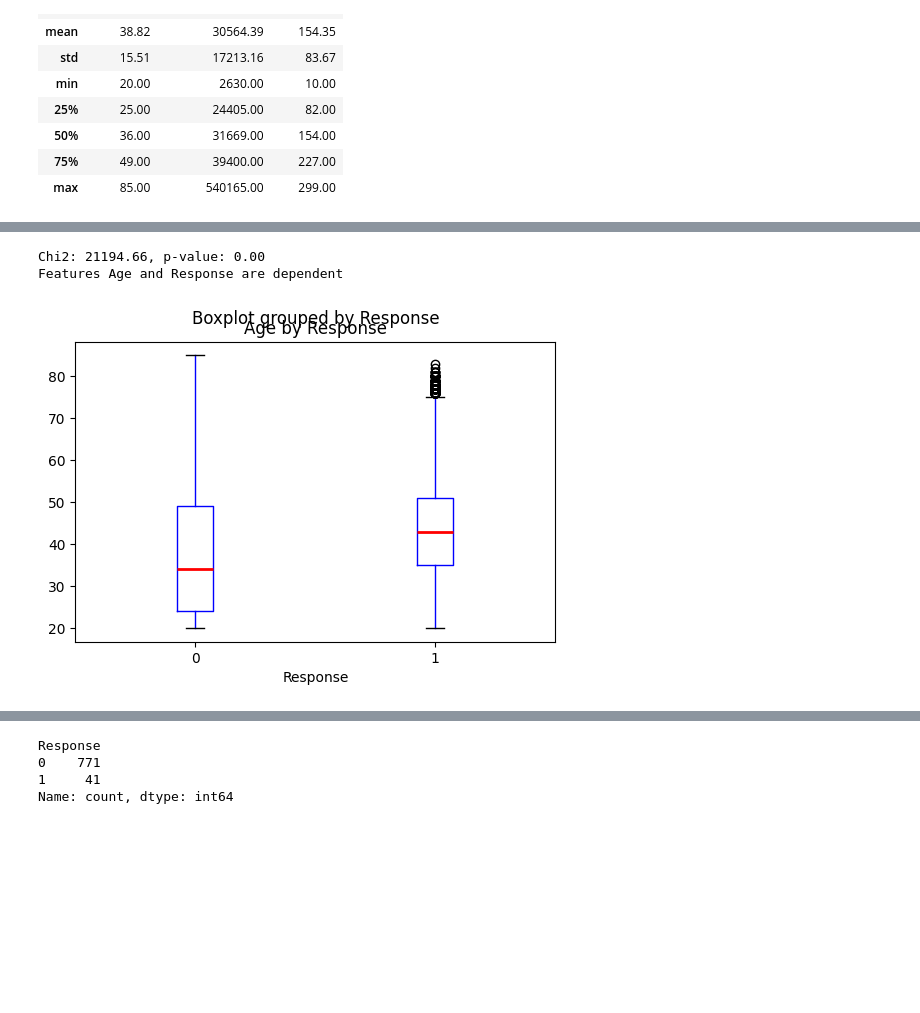
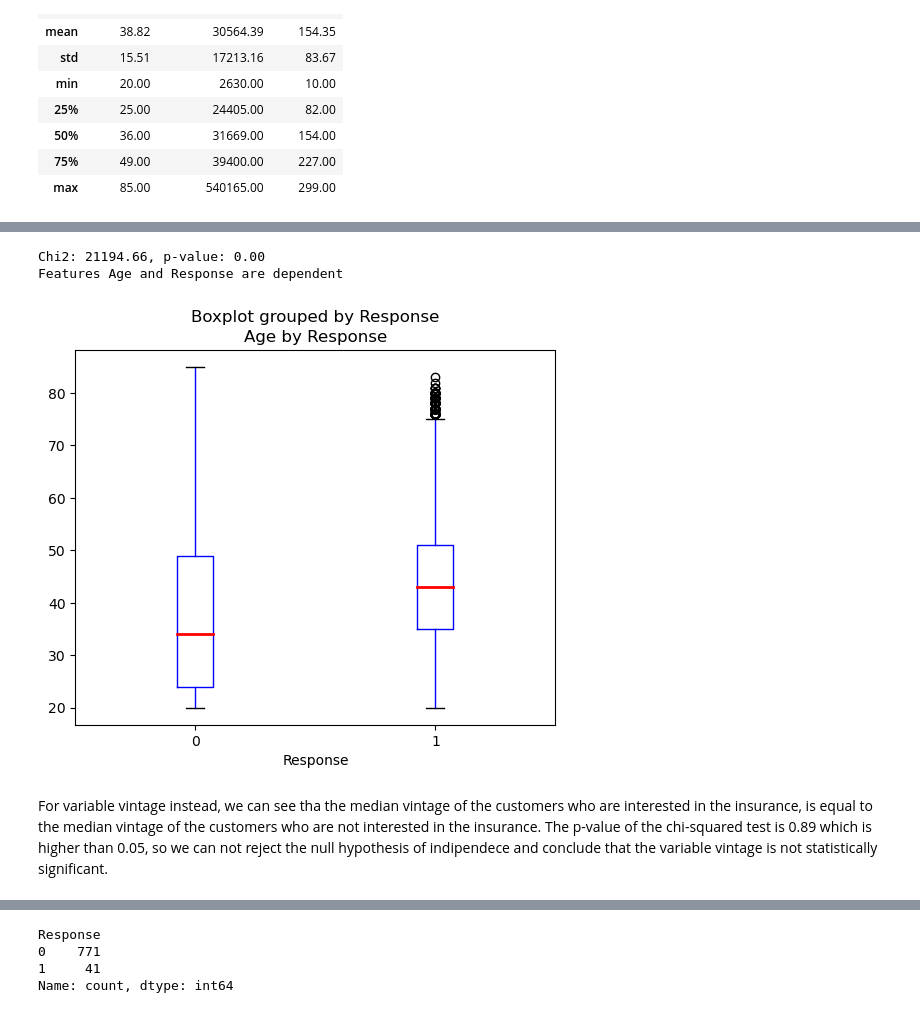
Before and after one commit to EnricoMiche1210760/Predicting_Insurance_Cross_Sell_Opportunities, a Jupyter notebook: main.ipynb, the cells around one changed output, grey strips where cells are left out. Cells and saved outputs as stored; diff of their text form; code cells hidden in the pictures; blank space fills up the shorter version.

```diff
--- a/main.ipynb
+++ b/main.ipynb
@@ -80,13 +88,15 @@ def chi_squared_test(data, feature1, feature2):
 # %%
 df_numerical = df[["Age", "Annual_Premium", "Vintage"]]
 # %%
-boxplt = df.boxplot(column='Age', by='Response', figsize=(6, 4), grid=False, color=dict(boxes='blue', whiskers='blue', caps='black'),medianprops=dict(color='red', linewidth=2) )
+boxplt = df.boxplot(column='Age', by='Response', figsize=(6, 5), grid=False, color=dict(boxes='blue', whiskers='blue', caps='black'),medianprops=dict(color='red', linewidth=2) )
 plt.title('Age by Response')
 chi_squared_test(df, "Age", "Response")
 # %% [output]
 Chi2: 21194.66, p-value: 0.00
 Features Age and Response are dependent
-[figure, old version]
+[figure, new version]
+# %% [markdown]
+For variable vintage instead, we can see tha the median vintage of the customers who are interested in the insurance, is equal to the median vintage of the customers who are not interested in the insurance. The p-value of the chi-squared test is 0.89 which is higher than 0.05, so we can not reject the null hypothesis of indipendece and conclude that the variable vintage is not statistically significant.
 # %%
 boxplt = df.boxplot(column='Vintage', by='Response', figsize=(6,4), grid=False, color=dict(boxes='blue', whiskers='blue', caps='black'),medianprops=dict(color='red', linewidth=2) ) # medianprops=dict(color="red", linewidth=2),
 plt.title('Vintage by Response')
```
Also changed, not shown: parts of 13 cells of this notebook.
